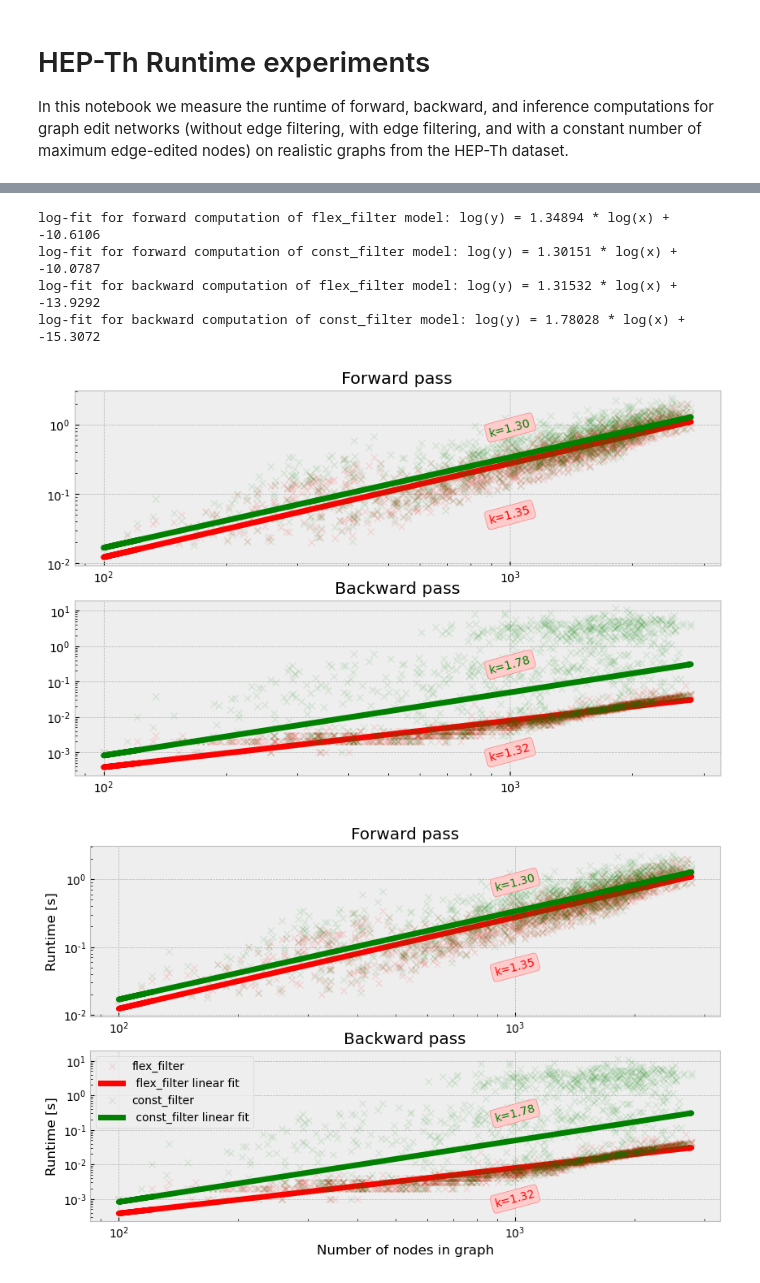
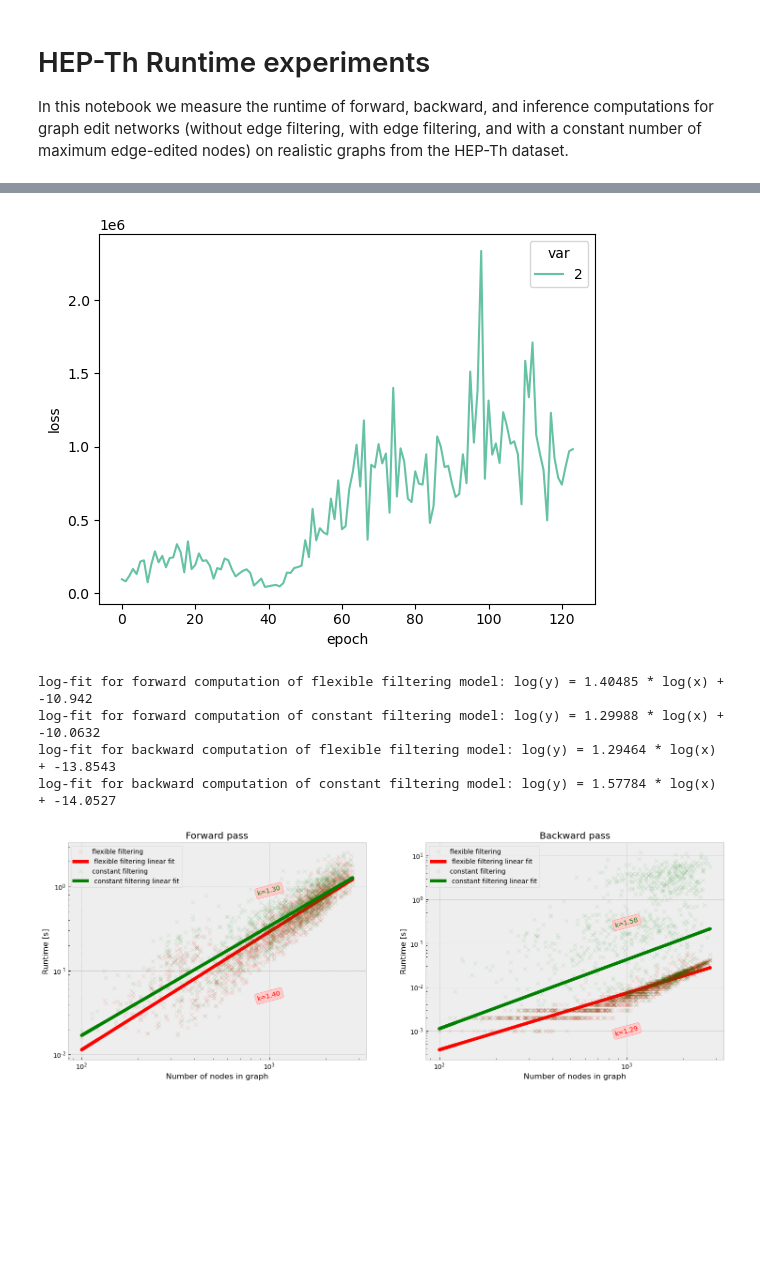
Before and after one commit to MarusaOrazem/reproducibility-challenge, a Jupyter notebook: hep_th_runtimes.ipynb, the cells around one changed output, grey strips where cells are left out. Cells and saved outputs as stored; diff of their text form; code cells hidden in the pictures; blank space fills up the shorter version.

```diff
--- a/hep_th_runtimes.ipynb
+++ b/hep_th_runtimes.ipynb
@@ -130,61 +197,74 @@ print('this is the new version')
+# %%
+import seaborn as sns
+from matplotlib import pyplot as plt
+plt.style.use('default')
+sns.color_palette("Set2")
+m2 = melted.loc[melted['var'] == 2]
+sns.lineplot(data=m2, x='id', y='val', hue='var', palette='Set2')
+plt.xlabel('epoch')
+plt.ylabel('loss')
+plt.show()
+# %% [output]
+[figure, added]
 # %%
 # load results again
 import numpy as np
 import matplotlib.pyplot as plt
 from scipy.stats import linregress
 plt.style.use('bmh')
-data     = np.loadtxt('hep_th_runtimes_5.csv', delimiter='\t', skiprows = 1)
+data     = np.loadtxt('hep_th_runtimes_1.csv', delimiter='\t', skiprows = 1)
 sizes    = data[:, 0]
-Runtimes = data[:, 1:].T
+Runtimes = data[:, 1:-2].T
 
-model_names = ['flex_filter', 'const_filter']
+model_names = ['flexible filtering', 'constant filtering']
 colors = 'rgb'
 comp_names  = ['forward', 'backward']
 titles = ['Forward pass', 'Backward pass']
 pos = [(0.05, 0.9,), (0.001, 0.3,)]
 cs = ('red', 'green', 'blue')
 rot = [[15., 15., 65.], [15., 15., 35.]]
-fig, axx = plt.subplots(2,1, figsize=(10,6))
+fig, axx = plt.subplots(1,2, figsize=(18,6))
 for c in range(len(comp_names)):
     ax = axx[c]
     for model_idx in range(len(model_names)):
         # perform a log-log linear fit
-        y = Runtimes[model_idx * 3 + c, :]
+        y = Runtimes[model_idx * 2 + c, :]
         x = sizes[y > 1E-8]
         y = y[y > 1E-8]
         w, b, _, _, _ = linregress(np.log(x), np.log(y))
         print('log-fit for %s computation of %s model: log(y) = %g * log(x) + %g' % (comp_names[c], model_names[model_idx], w, b))
         # plot the data and the log fit
         ax.loglog(x, y, colors[model_idx] + 'x', alpha=0.1)
         ax.loglog(x, np.power(x, w) * np.exp(b), colors[model_idx] + '-', linewidth=5)
         ax.set_title(titles[c])
         ax.text(1000, pos[c][model_idx], f"k={w:.2f}", size=10, rotation=rot[c][model_idx], color=cs[model_idx],
                  ha="center", va="center",
                  bbox=dict(boxstyle="round",
                            ec=(1., 0.5, 0.5),
                            fc=(1., 0.8, 0.8),
                            facecolor='wheat',
                            )
                  )
 
 legend_strings = []
 for model_idx in range(len(model_names)):
     legend_strings.append(model_names[model_idx])
     legend_strings.append(f' {model_names[model_idx]} linear fit')
 
 axx[1].set_xlabel('Number of nodes in graph')
+axx[0].set_xlabel('Number of nodes in graph')
 axx[0].set_ylabel('Runtime [s]')
 axx[1].set_ylabel('Runtime [s]')
-plt.legend(legend_strings)
+axx[0].legend(legend_strings)
+axx[1].legend(legend_strings)
 fig = plt.gcf()
 plt.rcParams['savefig.facecolor']='white'
 #fig.set_size_inches(13, 10)
 plt.savefig('results/arXiv3.png')
 plt.show()
 # %% [output]
-log-fit for forward computation of flex_filter model: log(y) = 1.34894 * log(x) + -10.6106
-log-fit for forward computation of const_filter model: log(y) = 1.30151 * log(x) + -10.0787
-log-fit for backward computation of flex_filter model: log(y) = 1.31532 * log(x) + -13.9292
-log-fit for backward computation of const_filter model: log(y) = 1.78028 * log(x) + -15.3072
+log-fit for forward computation of flexible filtering model: log(y) = 1.40485 * log(x) + -10.942
+log-fit for forward computation of constant filtering model: log(y) = 1.29988 * log(x) + -10.0632
+log-fit for backward computation of flexible filtering model: log(y) = 1.29464 * log(x) + -13.8543
+log-fit for backward computation of constant filtering model: log(y) = 1.57784 * log(x) + -14.0527
-[figure, old version]
+[figure, new version]
-[figure, removed]
```
Also changed, not shown: parts of 8 cells of this notebook, 49 other files.
